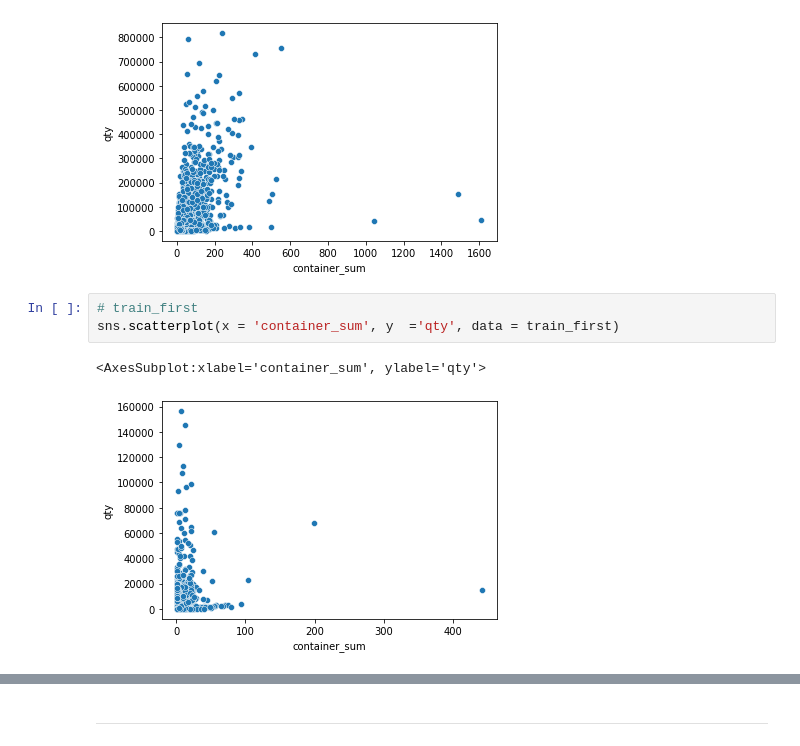
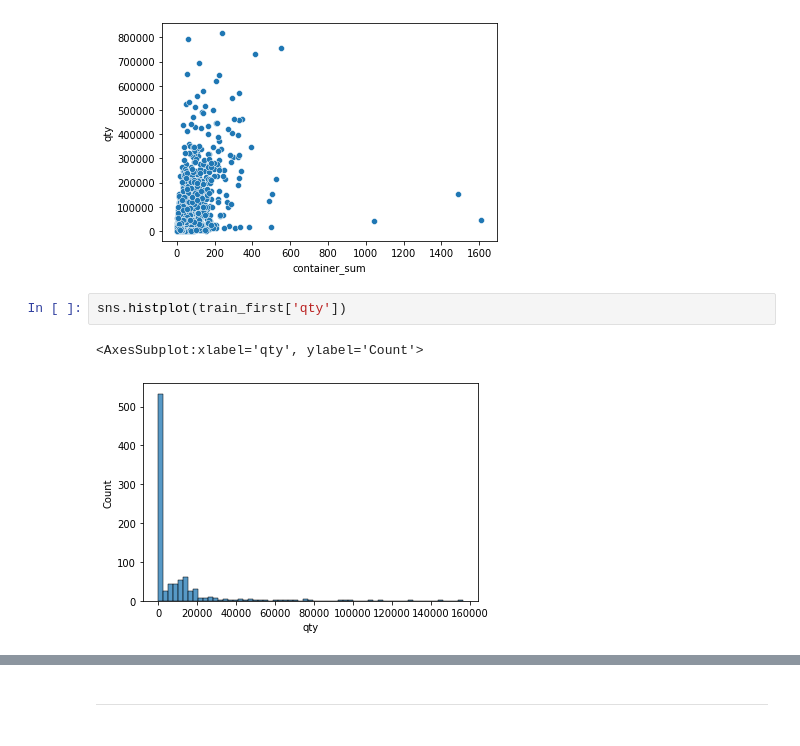
Before and after one commit to fyenne/play3_timeseries, a Jupyter notebook: first_receipt_predict_if_only_fas.ipynb, the cells around one changed output, grey strips where cells are left out. Saved outputs shown, nothing was run; the diff lists cells and outputs as text.

```diff
--- a/first_receipt_predict_if_only_fas.ipynb
+++ b/first_receipt_predict_if_only_fas.ipynb
@@ -226,9 +155,8 @@ sns.scatterplot(x = 'container_sum', y  ='qty', data = train_full)
 # %% [output]
 <AxesSubplot:xlabel='container_sum', ylabel='qty'>
 [figure]
-# %%
-# train_first
-sns.scatterplot(x = 'container_sum', y  ='qty', data = train_first)
-# %% [output]
-<AxesSubplot:xlabel='container_sum', ylabel='qty'>
-[figure, removed]
+# %%
+sns.histplot(train_first['qty'])
+# %% [output]
+<AxesSubplot:xlabel='qty', ylabel='Count'>
+[figure, added]
```
Also changed, not shown: parts of 62 cells of this notebook.
